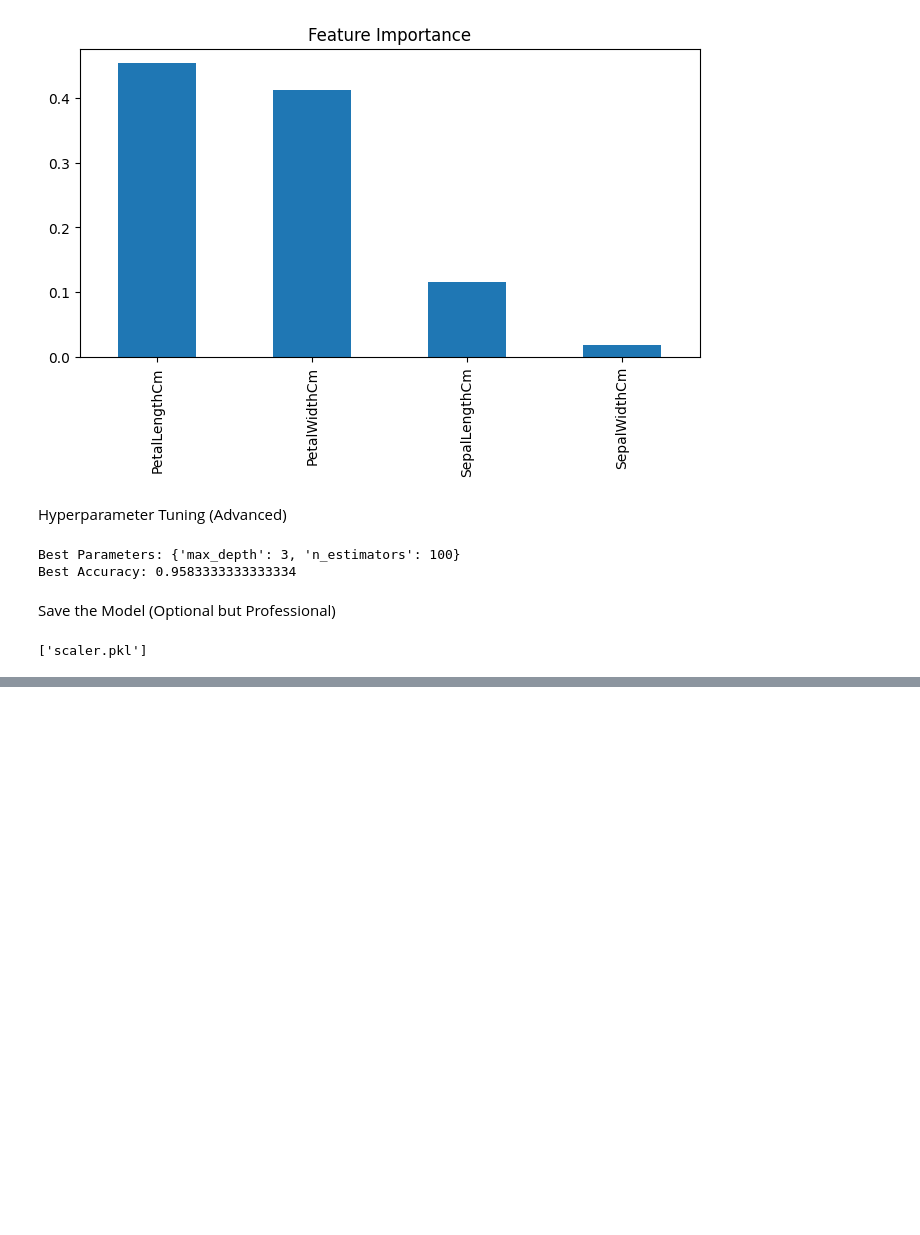
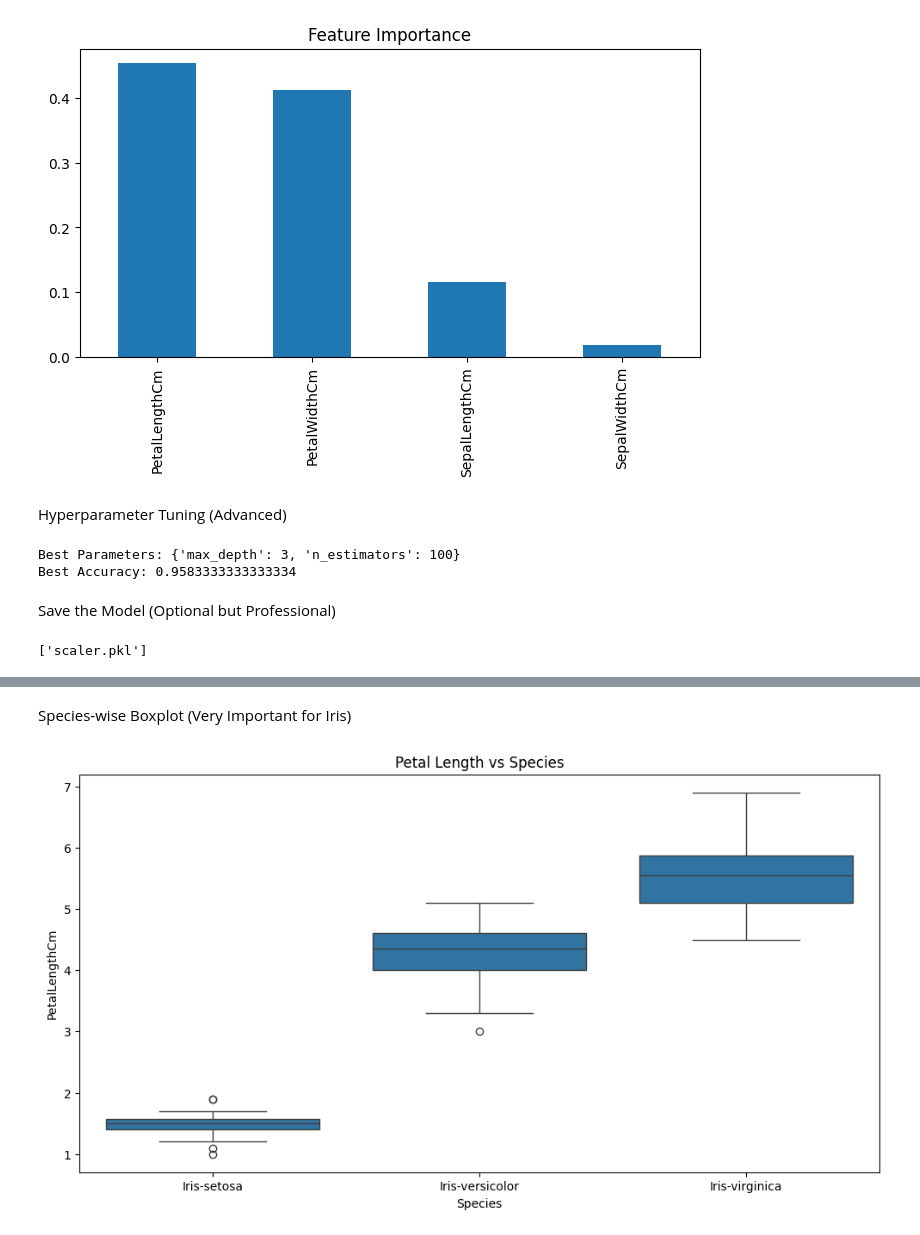
Before and after one commit to TheObsidianEye-ARIF-FOYSAL/ml, a Jupyter notebook: z/flower.ipynb, the cells around one changed output, grey strips where cells are left out. Cells and saved outputs as stored; diff of their text form; code cells hidden in the pictures; blank space fills up the shorter version.

```diff
--- a/z/flower.ipynb
+++ b/z/flower.ipynb
@@ -192,0 +1968,9 @@ joblib.dump(scaler, "scaler.pkl")
+# %% [markdown]
+Species-wise Boxplot (Very Important for Iris)
+# %%
+plt.figure(figsize=(12,6))
+sns.boxplot(data=df, x="Species", y="PetalLengthCm")
+plt.title("Petal Length vs Species")
+plt.show()
+# %% [output]
+[figure, added]
```
Also changed, not shown: parts of 48 cells of this notebook, 17 other files.
